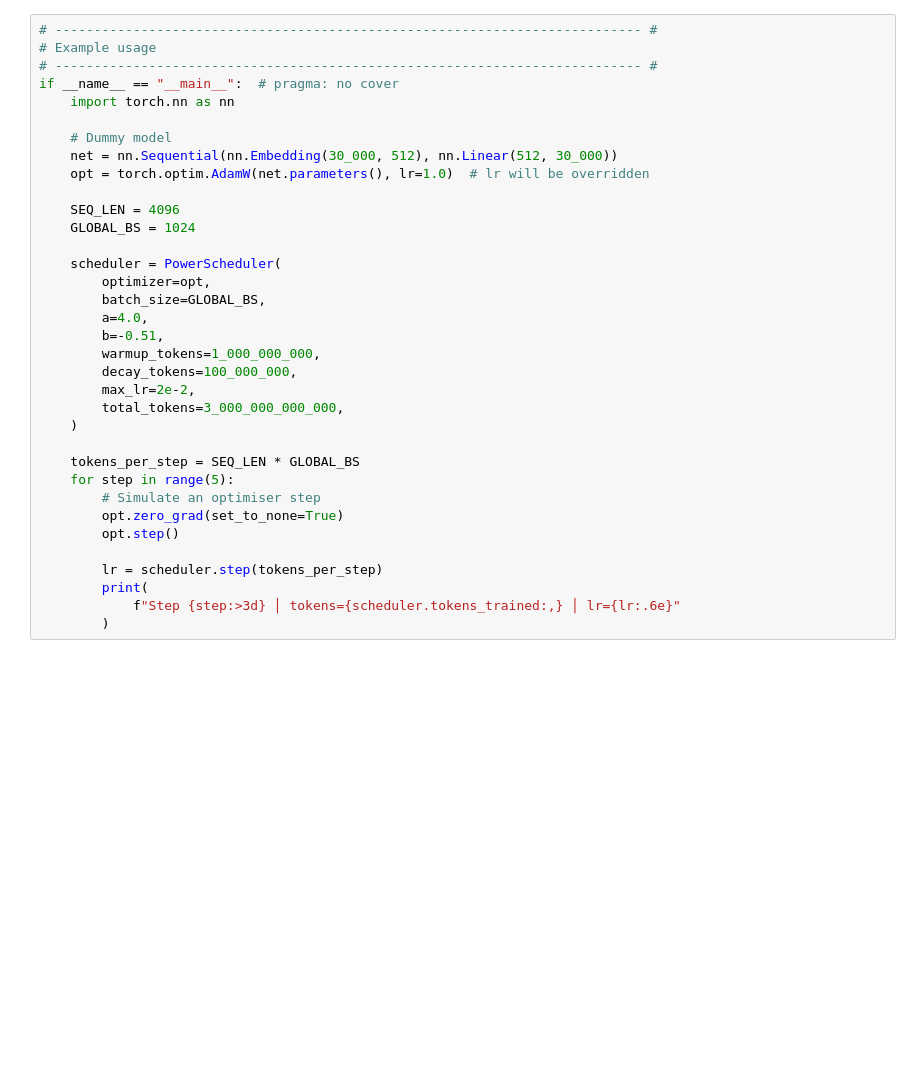
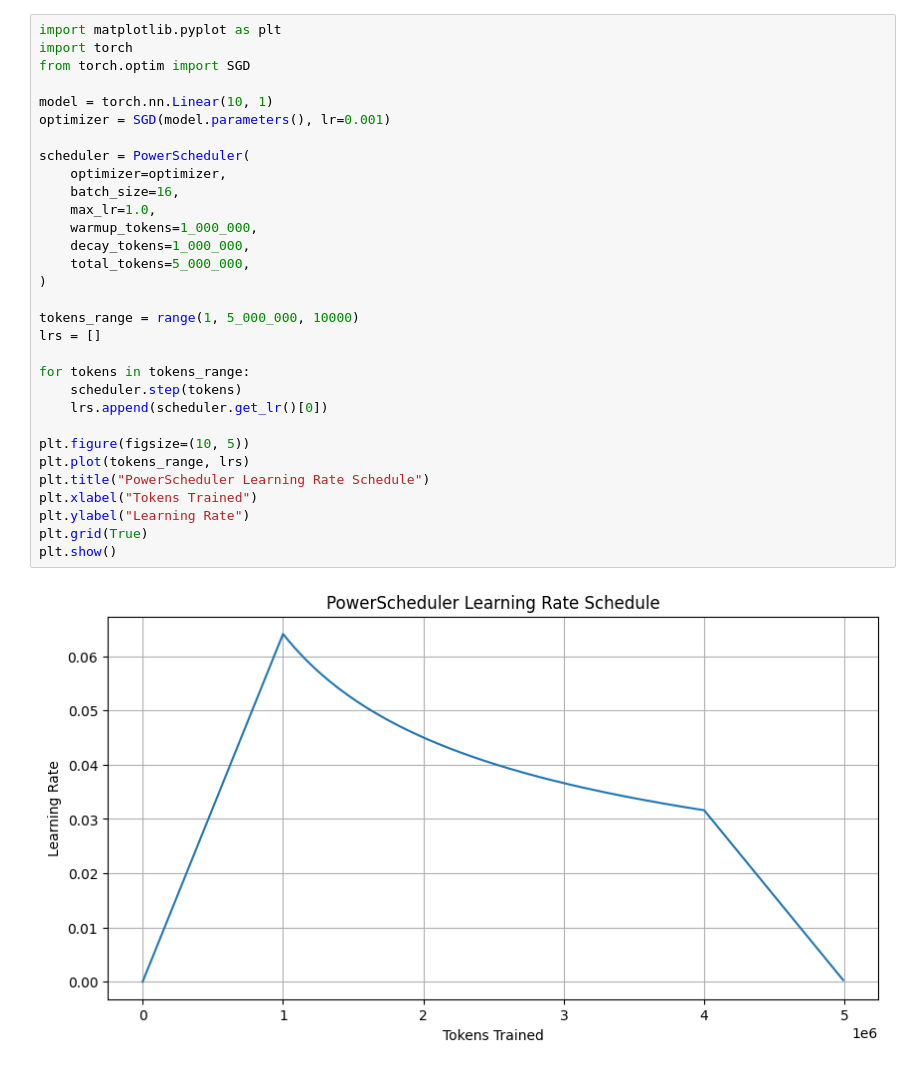
Before and after one commit to cats256/ML-experiments, a Jupyter notebook: PowerScheduler.ipynb, the cells around one changed output. Cells and saved outputs as stored; diff of their text form; blank space fills up the shorter version.

```diff
--- a/PowerScheduler.ipynb
+++ b/PowerScheduler.ipynb
@@ -91,37 +90,35 @@ class PowerScheduler(_LRScheduler):
         decay_start = total_tokens - decay_tokens
         return max(1.0 - ((tokens_trained - decay_start) / decay_tokens), 0.0)
 # %%
-# --------------------------------------------------------------------------- #
-# Example usage
-# --------------------------------------------------------------------------- #
-if __name__ == "__main__":  # pragma: no cover
-    import torch.nn as nn
+import matplotlib.pyplot as plt
+import torch
+from torch.optim import SGD
 
-    # Dummy model
-    net = nn.Sequential(nn.Embedding(30_000, 512), nn.Linear(512, 30_000))
-    opt = torch.optim.AdamW(net.parameters(), lr=1.0)  # lr will be overridden
+model = torch.nn.Linear(10, 1)
+optimizer = SGD(model.parameters(), lr=0.001)
 
-    SEQ_LEN = 4096
-    GLOBAL_BS = 1024
+scheduler = PowerScheduler(
+    optimizer=optimizer,
+    batch_size=16,
+    max_lr=1.0,
+    warmup_tokens=1_000_000,
+    decay_tokens=1_000_000,
+    total_tokens=5_000_000,
+)
 
-    scheduler = PowerScheduler(
-        optimizer=opt,
-        batch_size=GLOBAL_BS,
-        a=4.0,
-        b=-0.51,
-        warmup_tokens=1_000_000_000,
-        decay_tokens=100_000_000,
-        max_lr=2e-2,
-        total_tokens=3_000_000_000_000,
-    )
+tokens_range = range(1, 5_000_000, 10000)
+lrs = []
 
-    tokens_per_step = SEQ_LEN * GLOBAL_BS
-    for step in range(5):
-        # Simulate an optimiser step
-        opt.zero_grad(set_to_none=True)
-        opt.step()
+for tokens in tokens_range:
+    scheduler.step(tokens)
+    lrs.append(scheduler.get_lr()[0])
 
-        lr = scheduler.step(tokens_per_step)
-        print(
-            f"Step {step:>3d} │ tokens={scheduler.tokens_trained:,} │ lr={lr:.6e}"
-        )
+plt.figure(figsize=(10, 5))
+plt.plot(tokens_range, lrs)
+plt.title("PowerScheduler Learning Rate Schedule")
+plt.xlabel("Tokens Trained")
+plt.ylabel("Learning Rate")
+plt.grid(True)
+plt.show()
+# %% [output]
+[figure, added]
```
Also changed, not shown: parts of 2 cells of this notebook.
